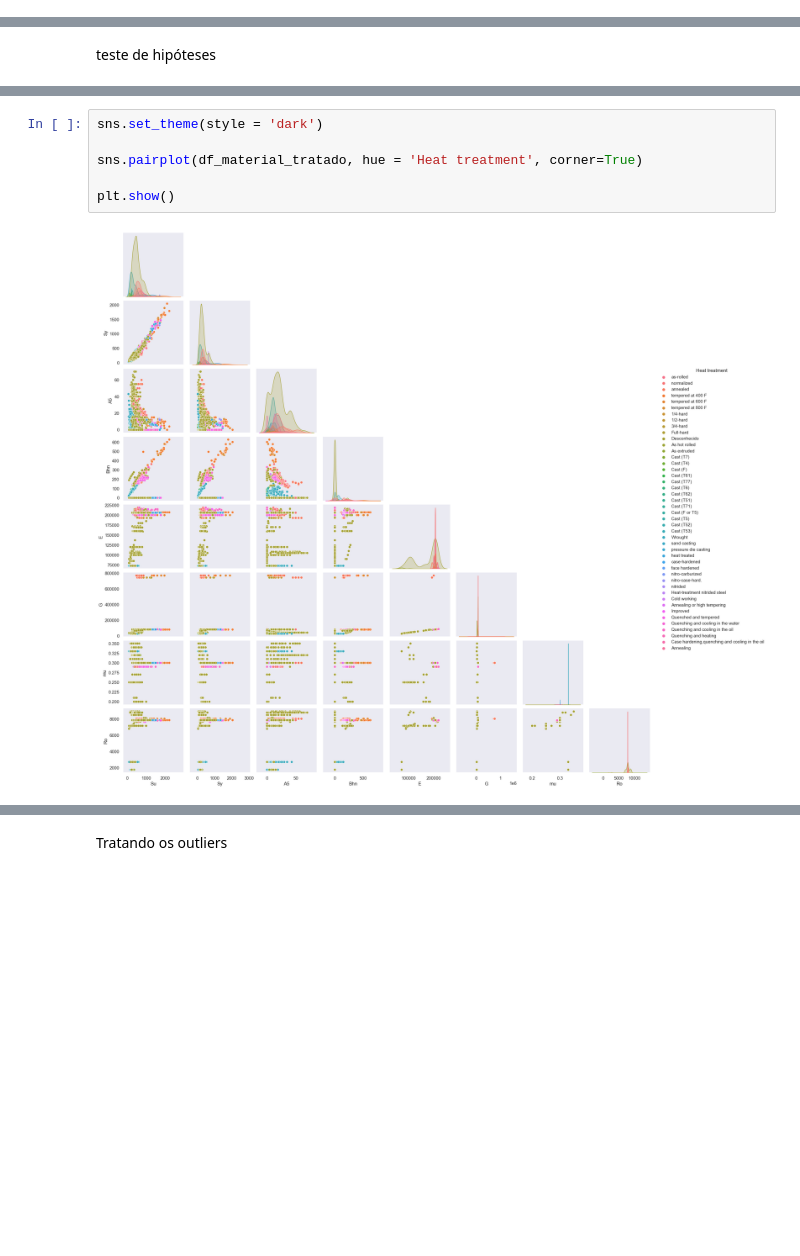
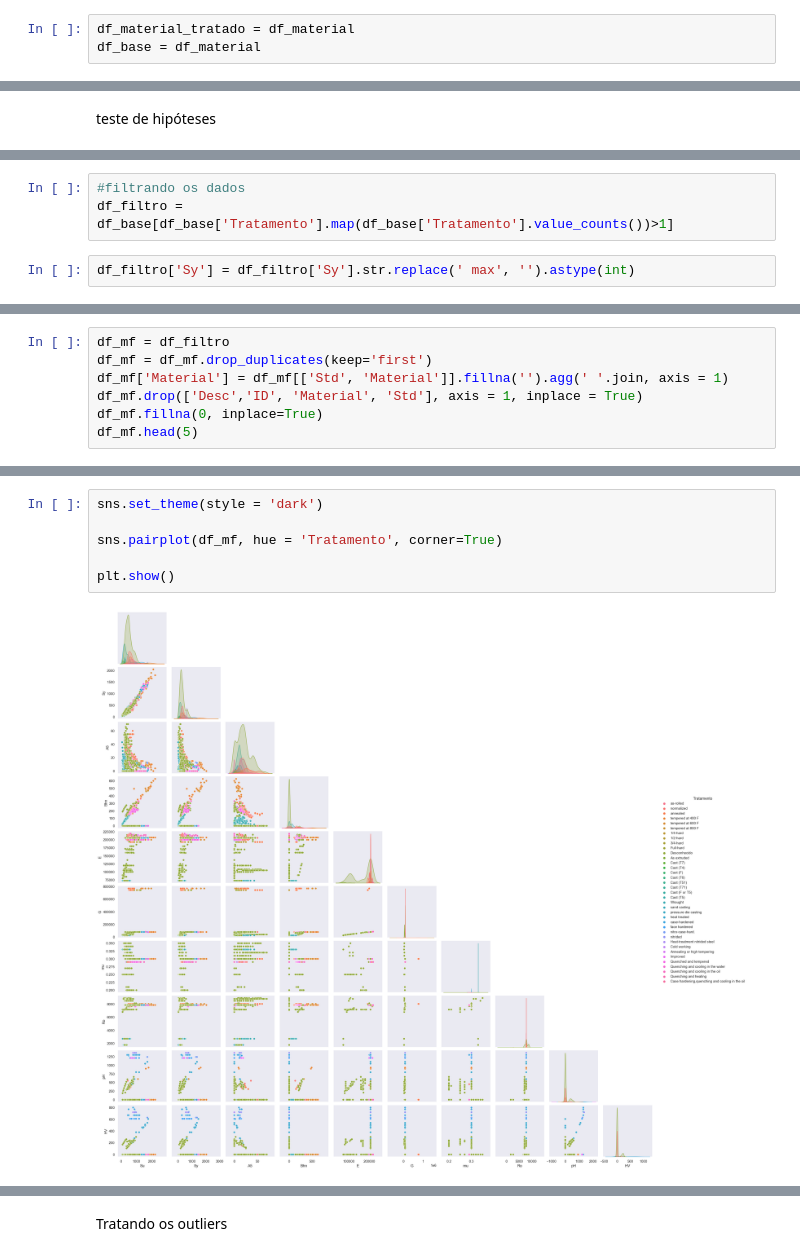
Before and after one commit to MarceloMdeO/TCC_DSA, a Jupyter notebook: Tratamento_dados_metal.ipynb, the cells around one changed output, grey strips where cells are left out. Drawn from its saved outputs; the diff is of its cells as text; blank space fills up the shorter version.

```diff
--- a/Tratamento_dados_metal.ipynb
+++ b/Tratamento_dados_metal.ipynb
@@ -133,4 +141,7 @@ print(df_material['Heat treatment'].unique())
  'Quenched and tempered' 'Quenching and cooling in the water'
  'Quenching and cooling in the oil' 'Quenching and heating'
  'Case hardening,quenching and cooling in the oil' 'Annealing']
+# %%
+df_material_tratado = df_material
+df_base = df_material
 # %%
@@ -437,0 +340,5 @@ plt.show()
+# %%
+#filtrando os dados
+df_filtro = df_base[df_base['Tratamento'].map(df_base['Tratamento'].value_counts())>1]
+# %%
+df_filtro['Sy'] = df_filtro['Sy'].str.replace(' max', '').astype(int)
@@ -437,0 +351,7 @@ plt.show()
+# %%
+df_mf = df_filtro
+df_mf = df_mf.drop_duplicates(keep='first')
+df_mf['Material'] = df_mf[['Std', 'Material']].fillna('').agg(' '.join, axis = 1)
+df_mf.drop(['Desc','ID', 'Material', 'Std'], axis = 1, inplace = True)
+df_mf.fillna(0, inplace=True)
+df_mf.head(5)
@@ -438,8 +365,8 @@ plt.show()
 # %%
 sns.set_theme(style = 'dark')
 
-sns.pairplot(df_material_tratado, hue = 'Heat treatment', corner=True)
+sns.pairplot(df_mf, hue = 'Tratamento', corner=True)
 
 plt.show()
 # %% [output]
-[figure, old version]
+[figure, new version]
```
Also changed, not shown: parts of 56 cells of this notebook, 3 other files.
